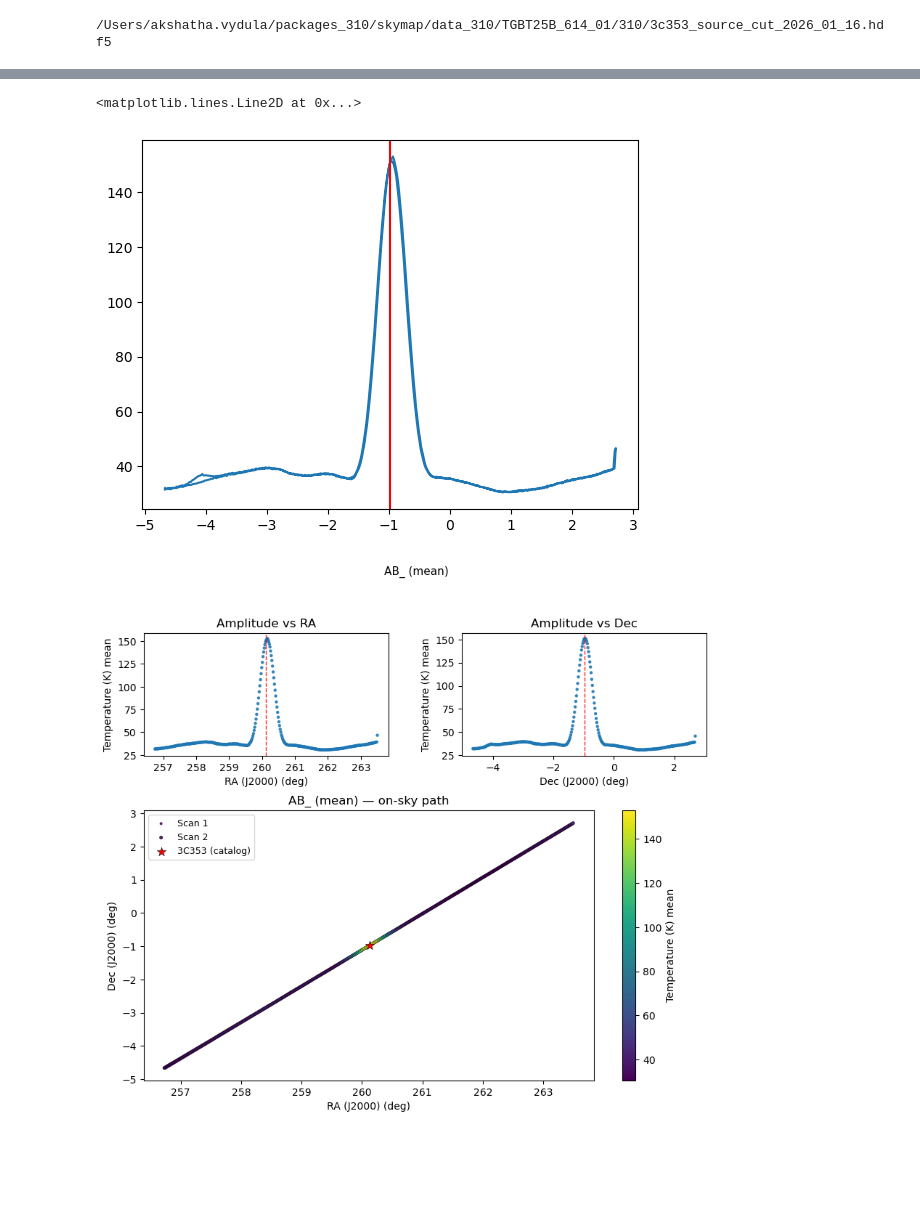
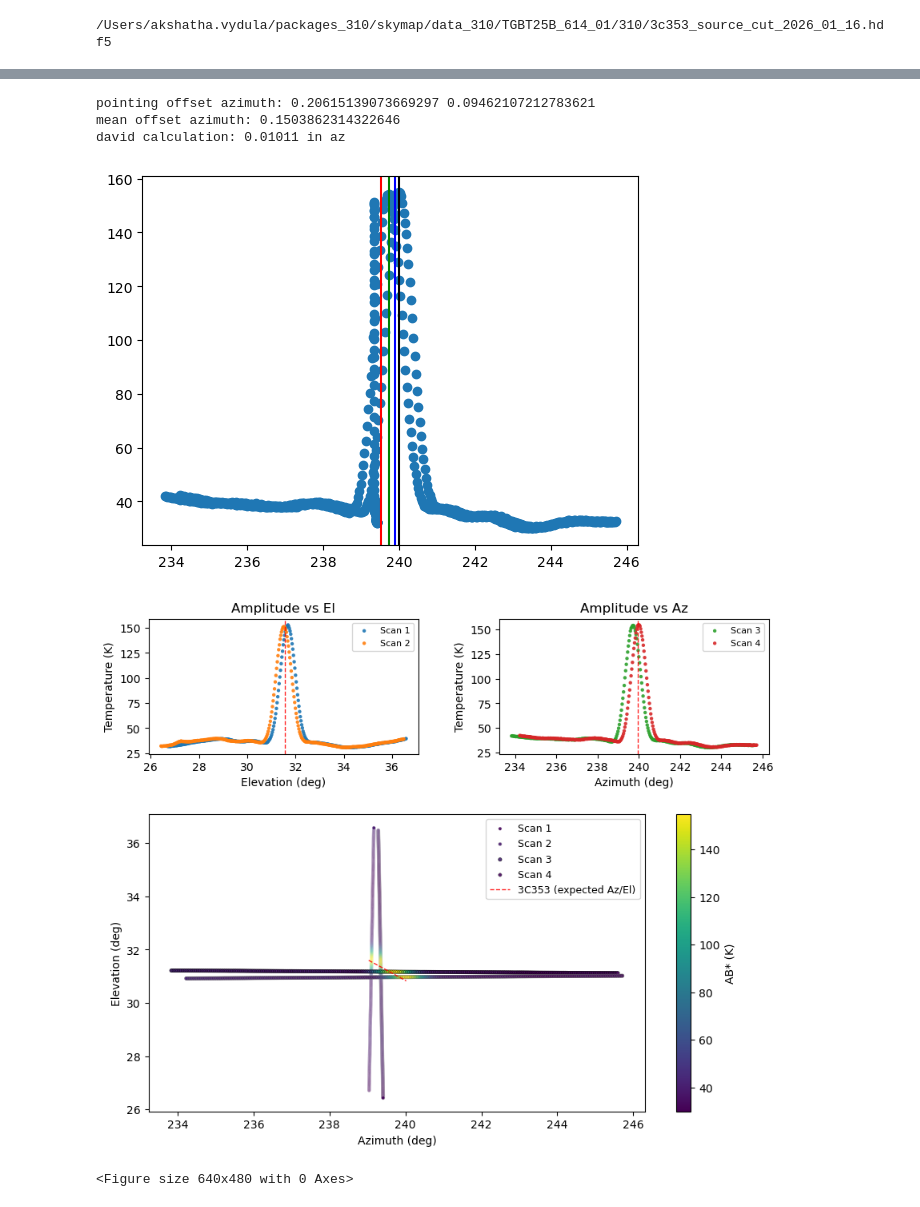
Before and after one commit to akvydula/skymap, a Jupyter notebook: notebooks/pointing_offset.ipynb, the cells around one changed output, grey strips where cells are left out. Drawn from its saved outputs; the diff is of its cells as text; code cells hidden in the pictures; blank space fills up the shorter version.

```diff
--- a/notebooks/pointing_offset.ipynb
+++ b/notebooks/pointing_offset.ipynb
@@ -21,11 +21,13 @@ from datetime import datetime
 
 
 datadir : Path = "/Users/akshatha.vydula/packages_310/skymap/data_310/TGBT25B_614_01"
+figdir : Path = "/Users/akshatha.vydula/packages_310/skymap/figures/"
+
 
 #time of observation
 
 start_time = datetime(2026, 1, 16, 18, 4)
-end_time = datetime(2026, 1, 16, 18, 6)
+end_time = datetime(2026, 1, 16, 18, 9)
 
 source_cut_file = datadir + "/310/3c353_source_cut_2026_01_16.hdf5"
 
@@ -36,5 +38,5 @@ print(source_cut_file)
 
 scan_obs = io.read_obs_hdf5(source_cut_file)
 # %%
-pointing_data = io.get_pointing_data(datadir+'/Antenna/', start_time, end_time)
+pointing_data = io.get_pointing_data(str(datadir)+'/Antenna/', start_time, end_time)
 # %% [output]
@@ -170,15 +410,34 @@ plt.plot(scan_obs_pointing.el)
 # %%
-plt.plot(scan_obs_pointing.dec, scan_obs_pointing.calibrated_spec_mean.AB_.mean(axis=1))
-plt.axvline(src_dec, color='red')
+second_half = len(scan_obs_pointing.time)//2
+plt.scatter(scan_obs_pointing.az[second_half:], scan_obs_pointing.calibrated_spec_mean.AB_.mean(axis=1)[second_half:])
+
+
+plt.axvline(expected_az1, color='red')
+plt.axvline(expected_az2, color='blue')
+plt.axvline(scan_obs_pointing.az[i_q3], color='green')
+plt.axvline(scan_obs_pointing.az[i_q4], color='k')
+
+offset_az1 = np.abs(scan_obs_pointing.az[i_q3] - expected_az1)
+offset_az2 = np.abs(scan_obs_pointing.az[i_q4] - expected_az2)
+
+print('pointing offset azimuth:', offset_az1, offset_az2)
+print('mean offset azimuth:', (offset_az1 + offset_az2)/2)
+print('david calculation: 0.01011 in az ')
 # %% [output]
-<matplotlib.lines.Line2D at 0x...>
+pointing offset azimuth: 0.20615139073669297 0.09462107212783621
+mean offset azimuth: 0.1503862314322646
+david calculation: 0.01011 in az
-[figure, old version]
+[figure, new version]
 # %%
 plots.plot_freq_avg_vs_pointing(
     scan_obs_pointing,
     source_name="3C353",
     calibrated=True,
     attribute="AB_",
+    AzEL_map=True,
+    colorbar_label="AB* (K)",
 )
+plt.savefig(f'{figdir}/pointing_offset.pdf')
 # %% [output]
-[figure, old version]
+[figure, new version]
+<Figure size 640x480 with 0 Axes>
```
Also changed, not shown: parts of 27 cells of this notebook, 39 other files.
